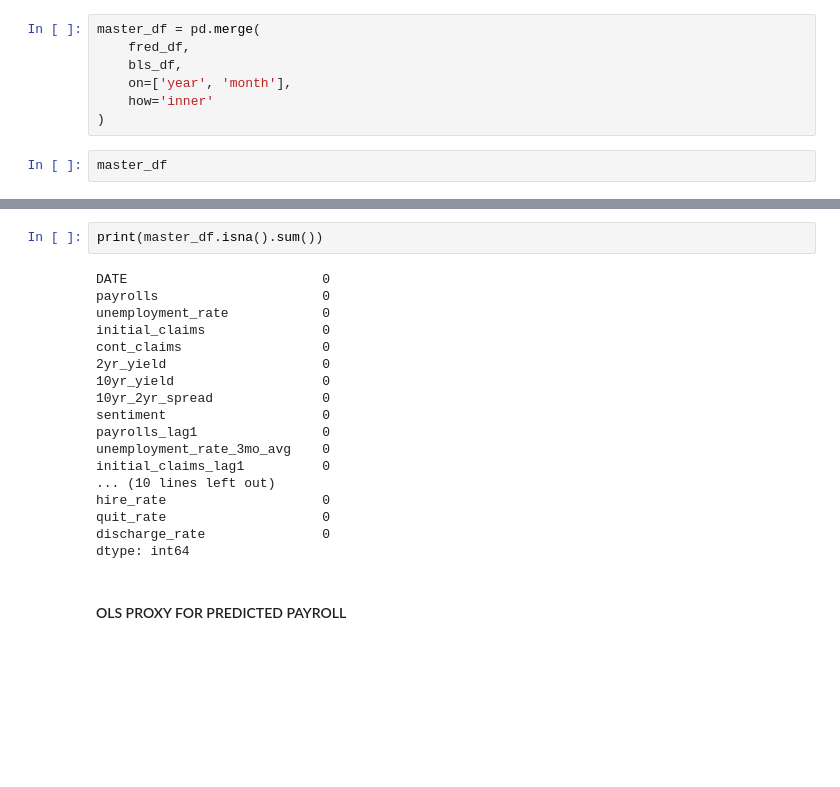
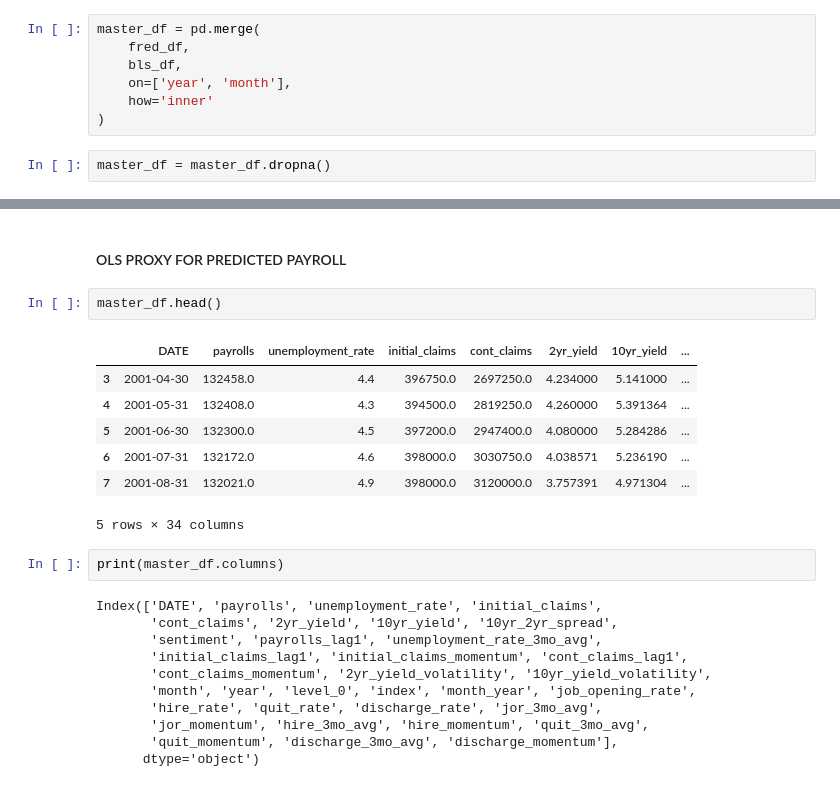
Before and after one commit to paulpuccinelli/BLS_jobs_report_model, a Jupyter notebook: BLS_prediction_notebook.ipynb, the cells around one changed output, grey strips where cells are left out. Cells and saved outputs as stored; diff of their text form; blank space fills up the shorter version.

```diff
--- a/BLS_prediction_notebook.ipynb
+++ b/BLS_prediction_notebook.ipynb
@@ -603,4 +603,4 @@ master_df = pd.merge(
     how='inner'
 )
 # %%
-master_df
+master_df = master_df.dropna()
@@ -621,23 +607,26 @@ master_df
-# %%
-print(master_df.isna().sum())
-# %% [output]
-DATE                         0
-payrolls                     0
-unemployment_rate            0
-initial_claims               0
-cont_claims                  0
-2yr_yield                    0
-10yr_yield                   0
-10yr_2yr_spread              0
-sentiment                    0
-payrolls_lag1                0
-unemployment_rate_3mo_avg    0
-initial_claims_lag1          0
-... (10 lines left out)
-hire_rate                    0
-quit_rate                    0
-discharge_rate               0
-dtype: int64
 # %% [markdown]
 #### OLS PROXY FOR PREDICTED PAYROLL
+# %%
+master_df.head()
+# %% [output]
+|  | DATE | payrolls | unemployment_rate | initial_claims | cont_claims | 2yr_yield | 10yr_yield | ... |
+| 3 | 2001-04-30 | 132458.0 | 4.4 | 396750.0 | 2697250.0 | 4.234000 | 5.141000 | ... |
+| 4 | 2001-05-31 | 132408.0 | 4.3 | 394500.0 | 2819250.0 | 4.260000 | 5.391364 | ... |
+| 5 | 2001-06-30 | 132300.0 | 4.5 | 397200.0 | 2947400.0 | 4.080000 | 5.284286 | ... |
+| 6 | 2001-07-31 | 132172.0 | 4.6 | 398000.0 | 3030750.0 | 4.038571 | 5.236190 | ... |
+| 7 | 2001-08-31 | 132021.0 | 4.9 | 398000.0 | 3120000.0 | 3.757391 | 4.971304 | ... |
+5 rows × 34 columns
+# %%
+print(master_df.columns)
+# %% [output]
+Index(['DATE', 'payrolls', 'unemployment_rate', 'initial_claims',
+       'cont_claims', '2yr_yield', '10yr_yield', '10yr_2yr_spread',
+       'sentiment', 'payrolls_lag1', 'unemployment_rate_3mo_avg',
+       'initial_claims_lag1', 'initial_claims_momentum', 'cont_claims_lag1',
+       'cont_claims_momentum', '2yr_yield_volatility', '10yr_yield_volatility',
+       'month', 'year', 'level_0', 'index', 'month_year', 'job_opening_rate',
+       'hire_rate', 'quit_rate', 'discharge_rate', 'jor_3mo_avg',
+       'jor_momentum', 'hire_3mo_avg', 'hire_momentum', 'quit_3mo_avg',
+       'quit_momentum', 'discharge_3mo_avg', 'discharge_momentum'],
+      dtype='object')
 # %%
```
Also changed, not shown: parts of 10 cells of this notebook.
